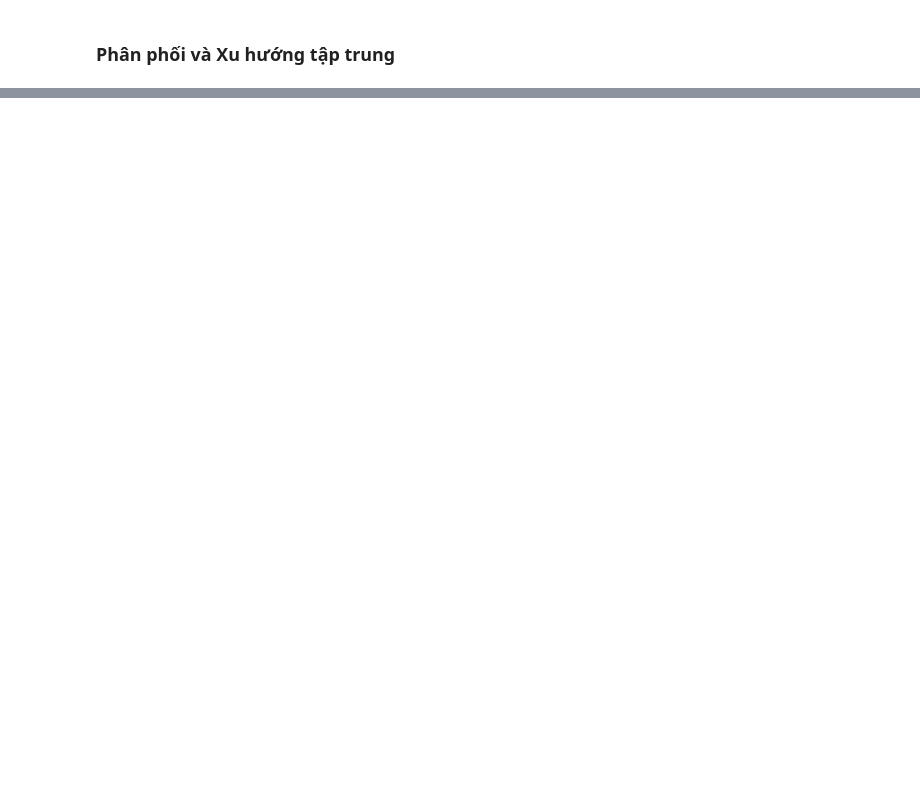
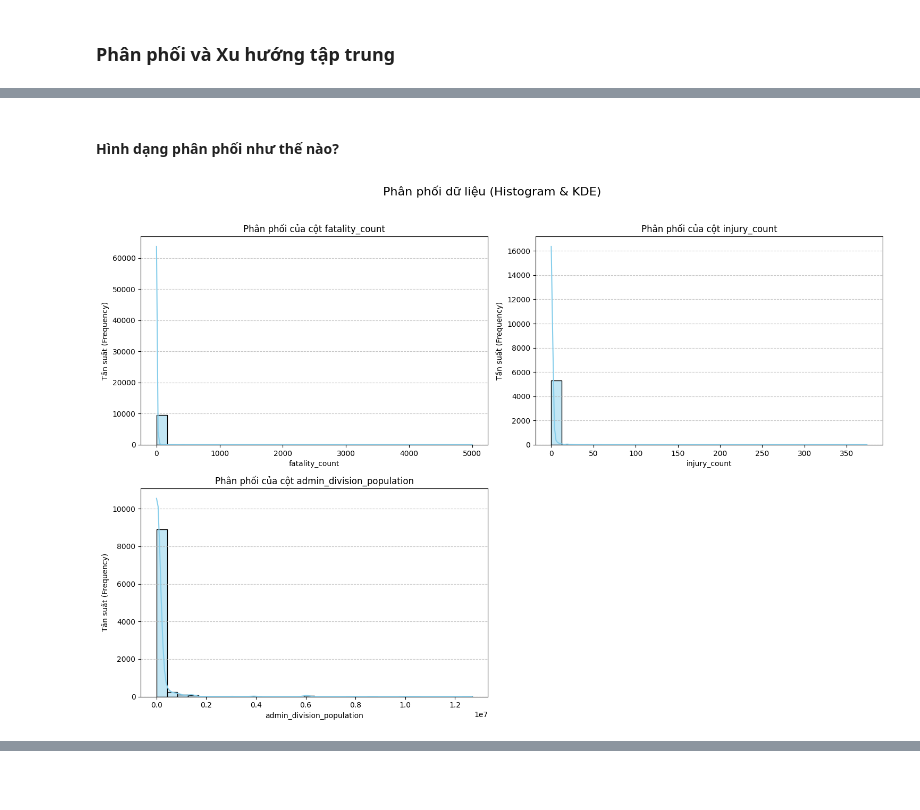
Before and after one commit to tientien01/Global-Landslide-Catalog-NASA-Analysis, a Jupyter notebook: notebook/02_data_exploration.ipynb, the cells around one changed output, grey strips where cells are left out. Cells and saved outputs as stored; diff of their text form; code cells hidden in the pictures; blank space fills up the shorter version.

```diff
--- a/notebook/02_data_exploration.ipynb
+++ b/notebook/02_data_exploration.ipynb
@@ -207,7 +217,7 @@ Trước khi phân tích các cột số thì nhóm sẽ xử lý nhẹ kiểu d
 date_cols = ['event_date', 'submitted_date', 'created_date', 'last_edited_date']
 
 for col in date_cols:
-    df[col] = pd.to_datetime(df[col], format='mixed', errors='coerce')
+    df[col] = pd.to_datetime(df[col], format='mixed', dayfirst=False, errors='coerce')
 
 # Xử lý các cột ID (Chuyển từ int64 sang object)
 id_cols = ['event_id', 'event_import_id']
@@ -238,0 +242,37 @@ Name: event_date, dtype: datetime64[ns]
+# %% [markdown]
+#### Hình dạng phân phối như thế nào?
+# %%
+# 1. Danh sách các cột cần vẽ
+cols_to_plot = [
+    'fatality_count',
+    'injury_count',
+    'admin_division_population',
+]
+
+n_cols = 2
+n_rows = math.ceil(len(cols_to_plot) / n_cols)
+
+plt.figure(figsize=(15, 5 * n_rows))
+plt.suptitle('Phân phối dữ liệu (Histogram & KDE)', fontsize=16, y=1.02)
+
+for i, col in enumerate(cols_to_plot):
+    # Tạo vị trí cho từng biểu đồ
+    ax = plt.subplot(n_rows, n_cols, i + 1)
+
+    sns.histplot(df[col].dropna(), kde=True, bins=30, color='skyblue', edgecolor='black', ax=ax)
+
+    # Trang trí
+    plt.title(f'Phân phối của cột {col}')
+    plt.xlabel(col)
+    plt.ylabel('Tần suất (Frequency)')
+
+    plt.grid(axis='y', linestyle='--', alpha=0.7)
+
+# Xóa biểu đồ trống (nếu có) ở vị trí cuối cùng
+if len(cols_to_plot) % n_cols != 0:
+    plt.delaxes(plt.subplot(n_rows, n_cols, len(cols_to_plot) + 1))
+
+plt.tight_layout()
+plt.show()
+# %% [output]
+[figure, added]
```
Also changed, not shown: parts of 18 cells of this notebook.
